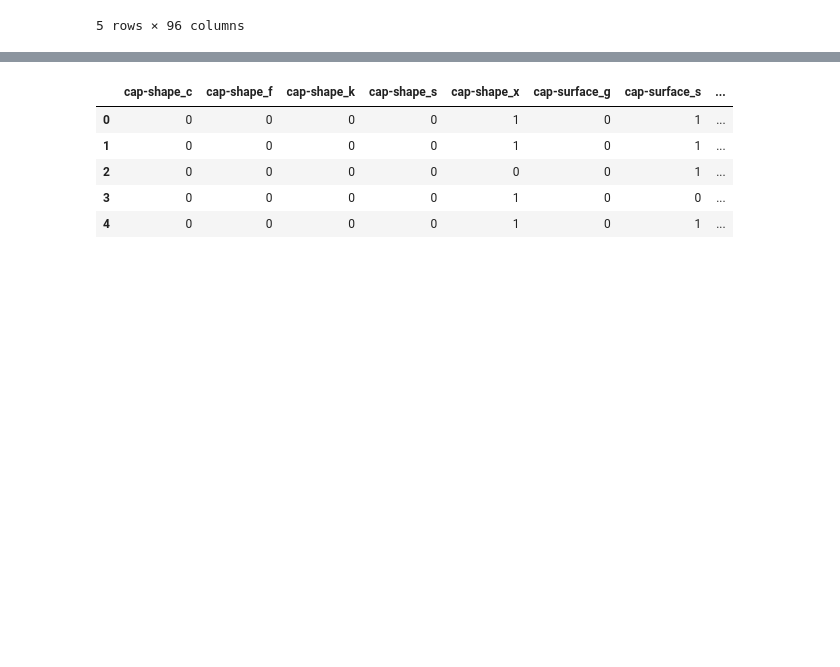
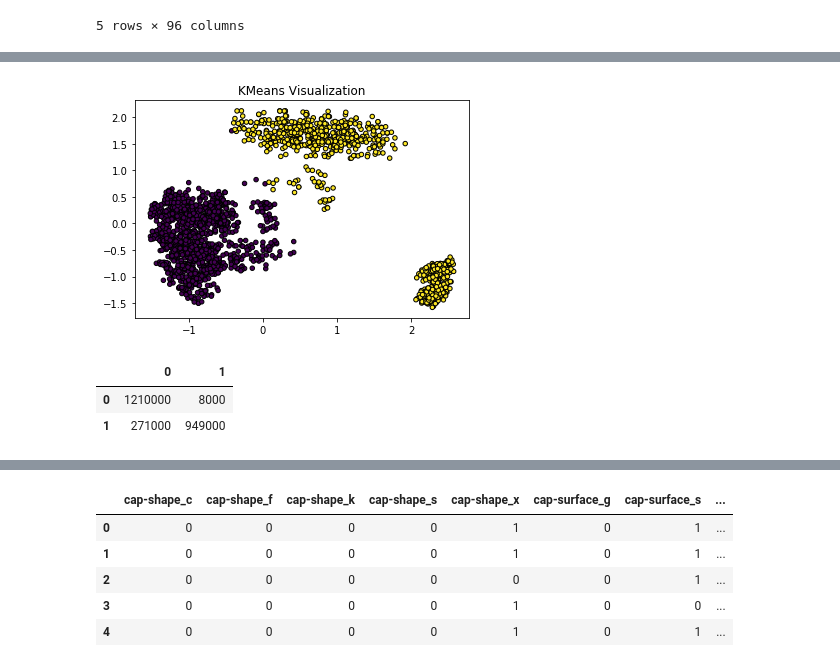
Before and after one commit to BrendanMoore42/ProjectTemp, a Jupyter notebook: MushroomClass/mushroom_kern1.ipynb, the cells around one changed output, grey strips where cells are left out. Drawn from its saved outputs; the diff is of its cells as text; code cells hidden in the pictures; blank space fills up the shorter version.

```diff
--- a/MushroomClass/mushroom_kern1.ipynb
+++ b/MushroomClass/mushroom_kern1.ipynb
@@ -118,0 +104,23 @@ X_train, X_test, y_train, y_test = train_test_split(X, y, test_size=0.3)
+# %%
+from sklearn import metrics
+from sklearn.cluster import KMeans
+
+#Specify the model
+km = KMeans(n_clusters = 2)
+#PCA X_test for visualization
+pca_test = PCA(n_components=2)
+pca_test.fit(X_test)
+X_test_pca = X_test.values
+X_test_pca = pca_test.fit_transform(X_test)
+#Fit the model to the data
+km.fit(X_train);
+
+#Annotate the data points with the KMeans prediction
+y_pred_km = km.predict(X_test)
+
+#Plot the data:
+plt.scatter(X_test_pca[:, 0], X_test_pca[:, 1], c=y_pred_km, s=20, edgecolor='k')
+plt.title('KMeans Visualization')
+plt.show();
+# %% [output]
+[figure, added]
@@ -118,0 +177,7 @@ X_train, X_test, y_train, y_test = train_test_split(X, y, test_size=0.3)
+# %%
+df_cm_per = pd.DataFrame(confusion_matrix)
+df_cm_per*1000
+# %% [output]
+|  | 0 | 1 |
+| 0 | 1210000 | 8000 |
+| 1 | 271000 | 949000 |
```
Also changed, not shown: parts of 7 cells of this notebook.
